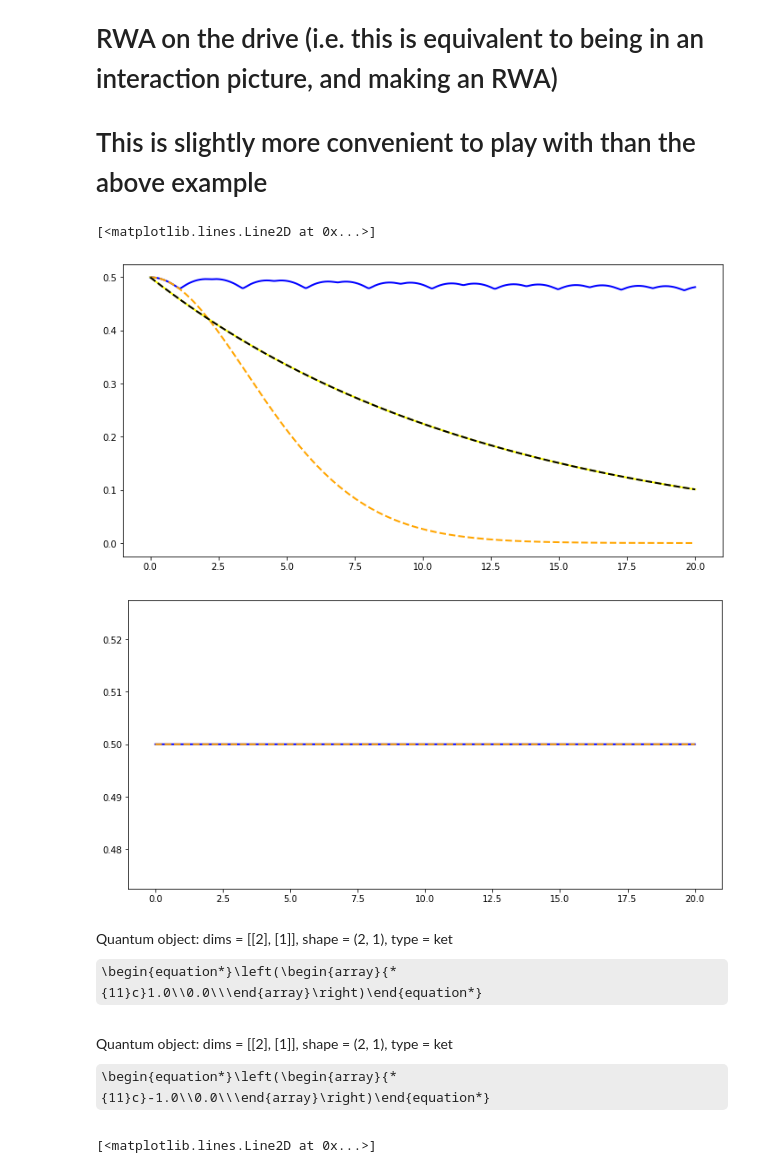
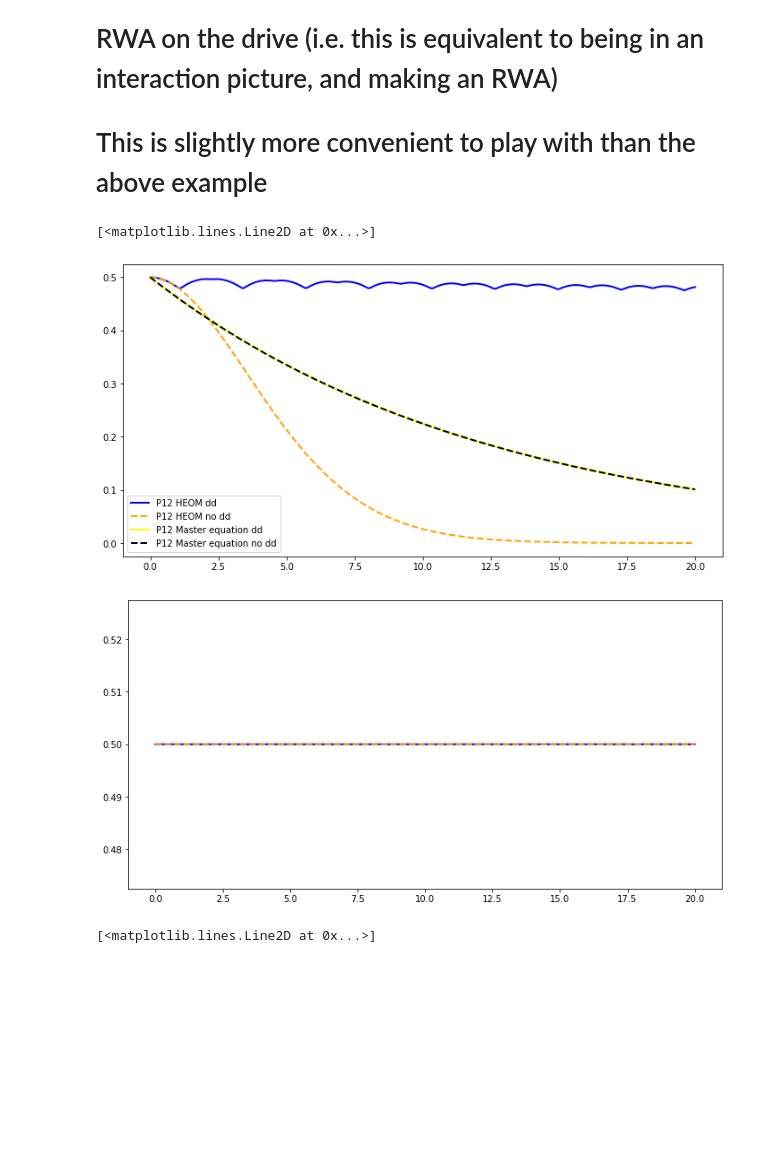
Before and after one commit to tehruhn/bofin_fast, a Jupyter notebook: example 3 dynamical decoupling.ipynb, the cells around one changed output. Drawn from its saved outputs; the diff is of its cells as text; code cells hidden in the pictures; some formulas as TeX source; blank space fills up the shorter version.

```diff
--- a/example 3 dynamical decoupling.ipynb
+++ b/example 3 dynamical decoupling.ipynb
@@ -514,36 +509,36 @@ resultMEnoDD= mesolve(Hsys, initial_state2, tlist2, [np.sqrt(2.*approx_factr)*si
 # %%
 #P2HEOM=expect(output.states,P2)
 
 
 P12DD=expect(outputDD.states,basis(2,1)*basis(2,0).dag())
 P12noDD=expect(outputnoDD.states,basis(2,1)*basis(2,0).dag())
 
 P12MEDD=expect(resultMEDD.states,basis(2,1)*basis(2,0).dag())
 P12MEnoDD=expect(resultMEnoDD.states,basis(2,1)*basis(2,0).dag())
 
 fig, axes2 = subplots(1, 1, sharex=True, figsize=(12,6))
 
 
 
-axes2.plot(tlist2, real(P12DD), 'blue', linestyle='-', linewidth=2, label="P12 dd")
-axes2.plot(tlist2, real(P12noDD), 'orange', linestyle='--', linewidth=2, label="P12 no dd")
+axes2.plot(tlist2, real(P12DD), 'blue', linestyle='-', linewidth=2, label="P12 HEOM dd")
+axes2.plot(tlist2, real(P12noDD), 'orange', linestyle='--', linewidth=2, label="P12 HEOM no dd")
 
-axes2.plot(tlist2, real(P12MEDD), 'yellow', linestyle='-', linewidth=2, label="P12 no dd")
-axes2.plot(tlist2, real(P12MEnoDD), 'black', linestyle='--', linewidth=2, label="P12 no dd")
+axes2.plot(tlist2, real(P12MEDD), 'yellow', linestyle='-', linewidth=2, label="P12 Master equation dd")
+axes2.plot(tlist2, real(P12MEnoDD), 'black', linestyle='--', linewidth=2, label="P12 Master equation no dd")
 
 #P2HEOM=expect(output.states,P2)
-
+axes2.legend()
 
 P1DD=expect(outputDD.states,basis(2,1)*basis(2,1).dag())
 P1noDD=expect(outputnoDD.states,basis(2,1)*basis(2,1).dag())
 
 fig, axes2 = subplots(1, 1, sharex=True, figsize=(12,6))
 
 
 
 axes2.plot(tlist2, real(P1DD), 'blue', linestyle='-', linewidth=2, label="P12 dd")
 axes2.plot(tlist2, real(P1noDD), 'orange', linestyle='--', linewidth=2, label="P12 no dd")
 # %% [output]
 [<matplotlib.lines.Line2D at 0x...>]
-[figure, old version]
+[figure, new version]
 [figure]
@@ -553,11 +545,3 @@ sz = sigmaz()
-# %%
-basis(2,0)
-# %% [output]
-Quantum object: dims = [[2], [1]], shape = (2, 1), type = ket\begin{equation*}\left(\begin{array}{*{11}c}1.0\\0.0\\\end{array}\right)\end{equation*}
-# %%
-(1.0j*(pi)*sx).expm()*basis(2,0)
-# %% [output]
-Quantum object: dims = [[2], [1]], shape = (2, 1), type = ket\begin{equation*}\left(\begin{array}{*{11}c}-1.0\\0.0\\\end{array}\right)\end{equation*}
 # %%
 
 def drive(t):
```
Also changed, not shown: parts of 7 cells of this notebook, 7 other files.
